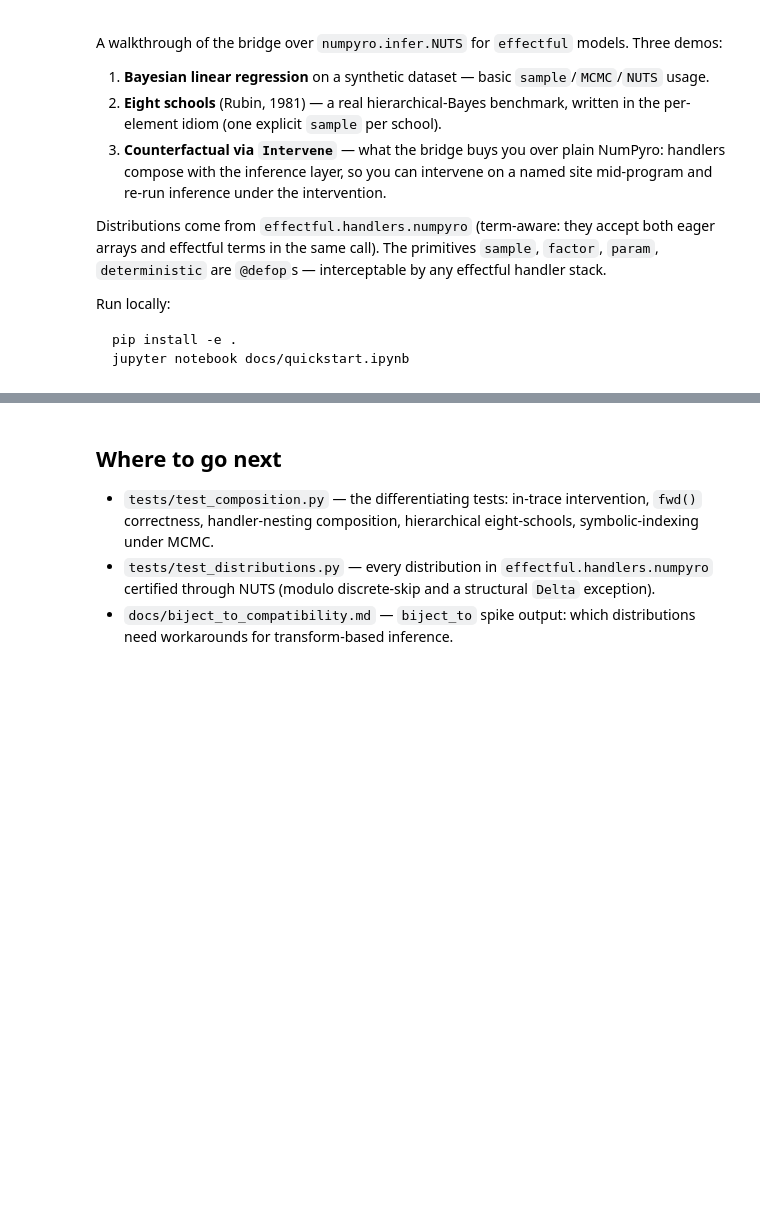
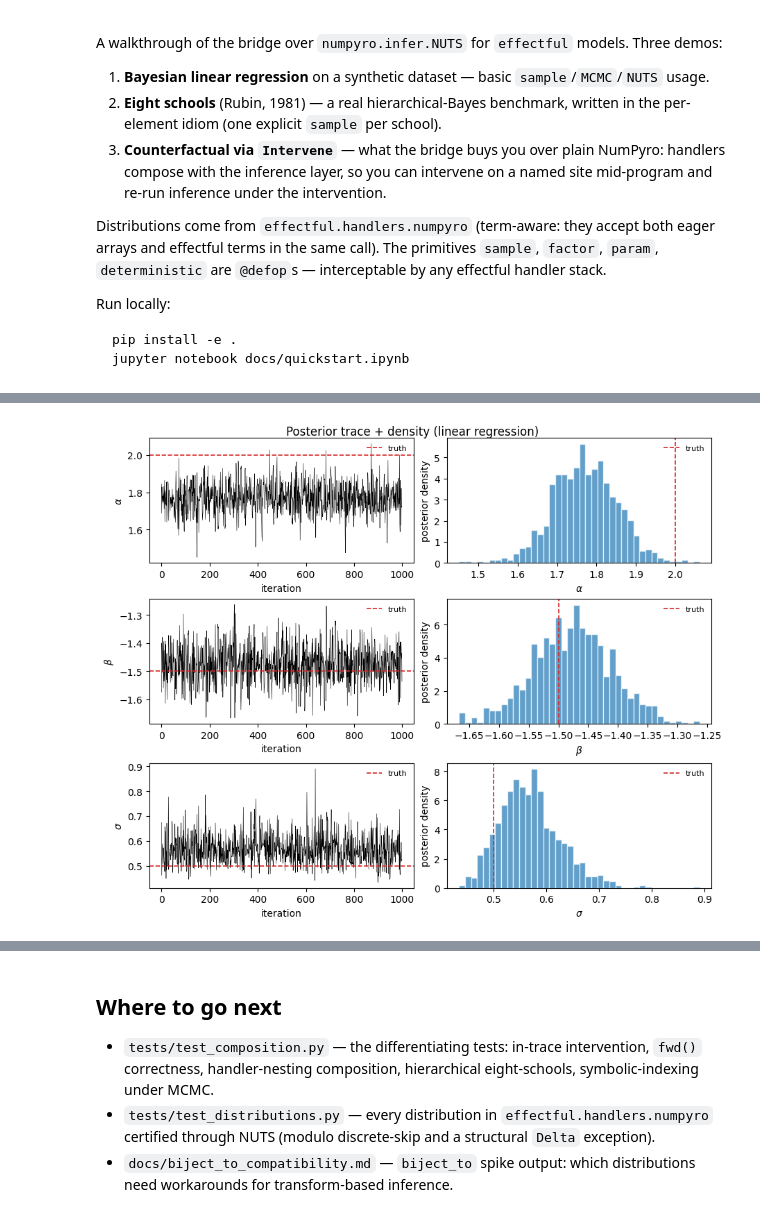
Before and after one commit to datvo06/effectful_mcmc, a Jupyter notebook: docs/quickstart.ipynb, the cells around one changed output, grey strips where cells are left out. Drawn from its saved outputs; the diff is of its cells as text; code cells hidden in the pictures; blank space fills up the shorter version.

```diff
--- a/docs/quickstart.ipynb
+++ b/docs/quickstart.ipynb
@@ -94,3 +93,30 @@ sigma posterior mean (by Operation): +0.570
+# %%
+def trace_and_density(axes_row, draws, label, truth):
+    ax_trace, ax_density = axes_row
+    draws = np.asarray(draws)
+    ax_trace.plot(draws, lw=0.4, color="black")
+    ax_trace.axhline(truth, color="C3", lw=1.2, ls="--", label="truth")
+    ax_trace.set_xlabel("iteration")
+    ax_trace.set_ylabel(label)
+    ax_trace.legend(loc="upper right", frameon=False, fontsize=8)
+
+    ax_density.hist(draws, bins=40, density=True, color="C0", alpha=0.7, edgecolor="white")
+    ax_density.axvline(truth, color="C3", lw=1.2, ls="--", label="truth")
+    ax_density.set_xlabel(label)
+    ax_density.set_ylabel("posterior density")
+    ax_density.legend(loc="upper right", frameon=False, fontsize=8)
+
+fig, axes = plt.subplots(3, 2, figsize=(9, 7), constrained_layout=True)
+for row, (term, label, truth) in enumerate([
+    (alpha_t, r"$\alpha$", true_alpha),
+    (beta_t,  r"$\beta$",  true_beta),
+    (sigma_t, r"$\sigma$", true_sigma),
+]):
+    trace_and_density(axes[row], samples[term.op], label, truth)
+fig.suptitle("Posterior trace + density (linear regression)", y=1.02)
+plt.show()
+# %% [output]
+[figure, added]
 # %% [markdown]
 ## 2. Eight schools (Rubin, 1981) — hierarchical Bayes
 
```
Also changed, not shown: parts of 19 cells of this notebook, 4 other files.
